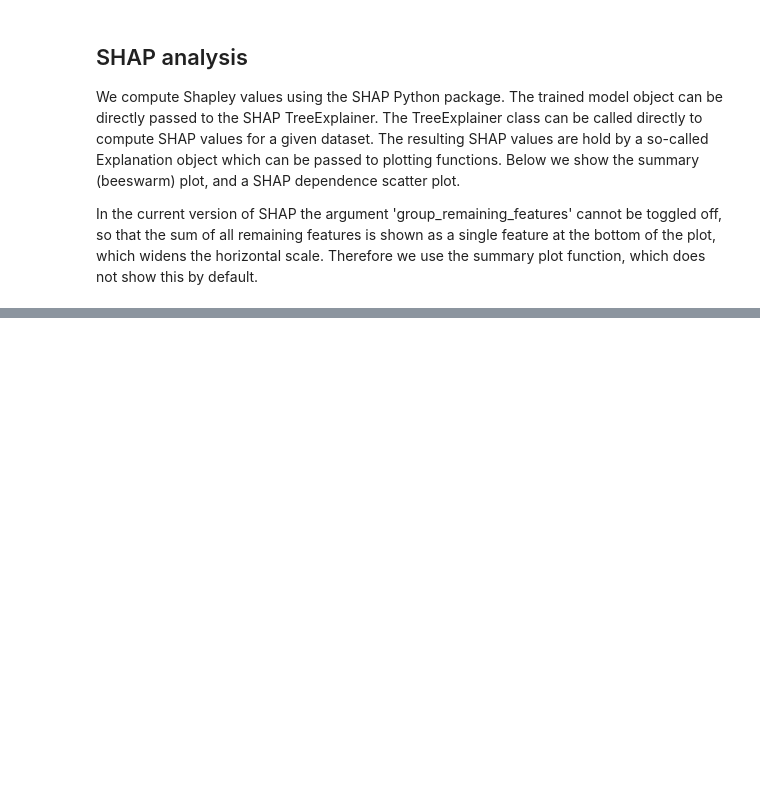
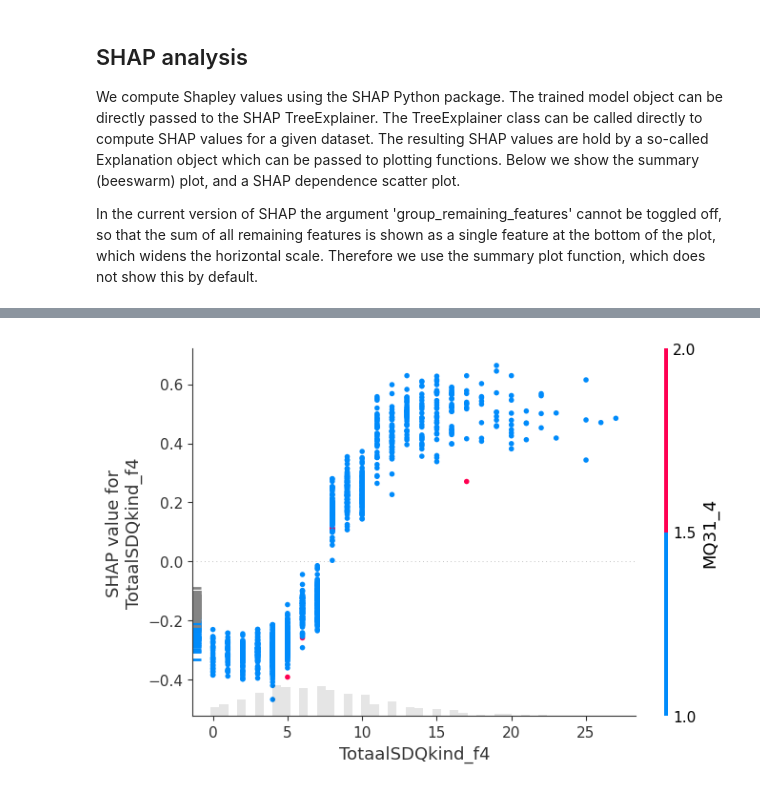
Before and after one commit to philiprn/abcd, a Jupyter notebook: CatBoost-SDQ.ipynb, the cells around one changed output, grey strips where cells are left out. Saved outputs shown, nothing was run; the diff lists cells and outputs as text; code cells hidden in the pictures; blank space fills up the shorter version.

```diff
--- a/CatBoost-SDQ.ipynb
+++ b/CatBoost-SDQ.ipynb
@@ -265,0 +276,10 @@ shap.plots.scatter(shap_values[:,"TotaalSDQkind_f4"], color=shap_values[:,"gesla
+# %%
+#shap_interaction_values = explainer.shap_interaction_values(X_train)
+
+feature_idx = np.where(X.columns=='TotaalSDQkind_f4')[0][0]
+
+interaction_feat_idx = X.columns[np.argsort(np.sum(np.abs(shap_interaction_values[:,feature_idx,:]),axis=0))[-2]]
+# %%
+shap.plots.scatter(shap_values[:,"TotaalSDQkind_f4"], color=shap_values[:,interaction_feat_idx])
+# %% [output]
+[figure, added]
```
Also changed, not shown: parts of 6 cells of this notebook.
